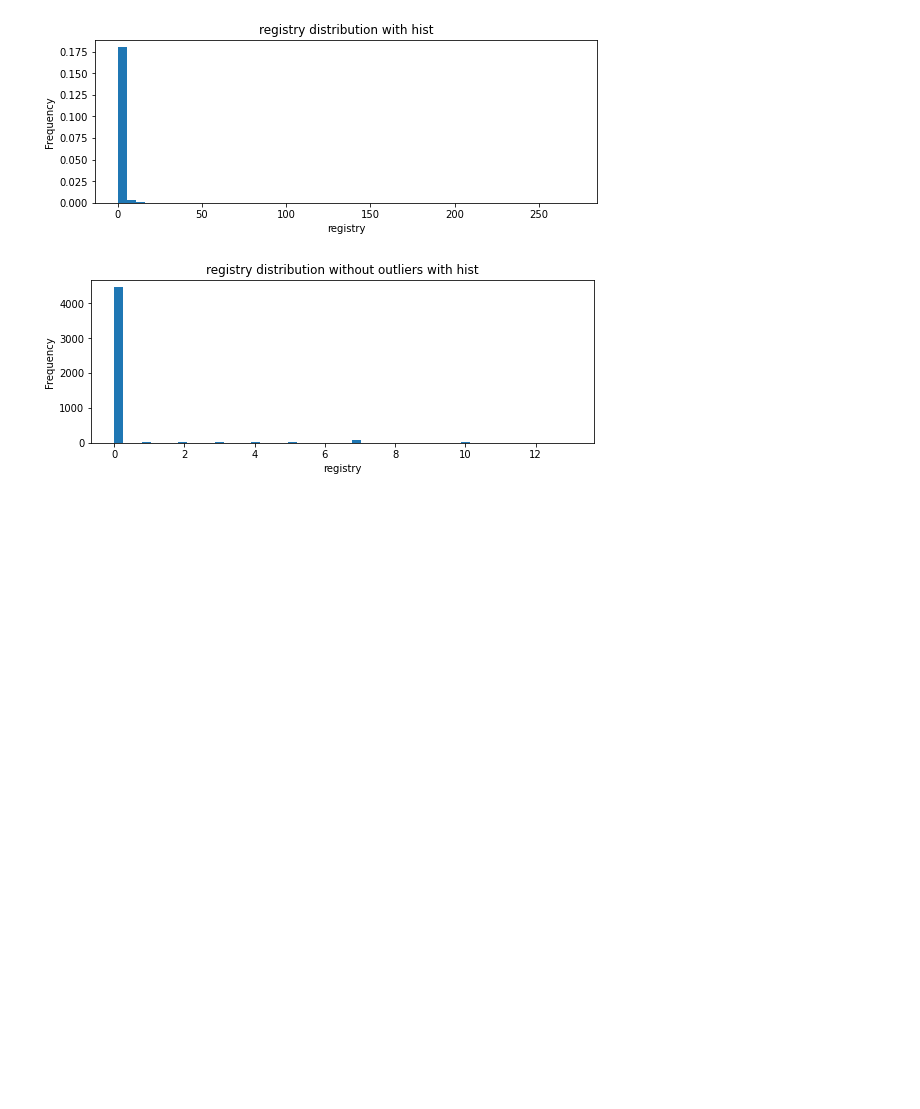
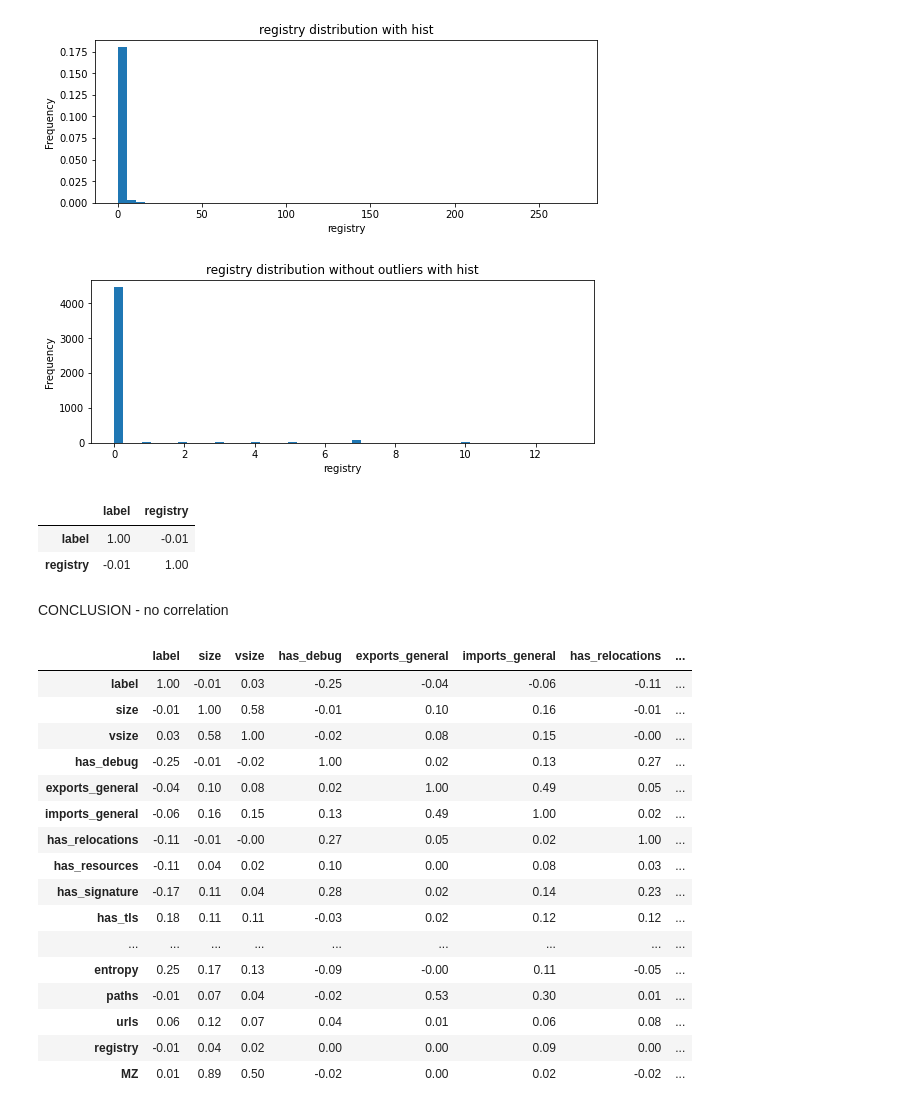
Before and after one commit to patrycjapiechowicz/cybersec, a Jupyter notebook: notebooks/EDA - general, label, string data.ipynb, the cells around one changed output. Saved outputs shown, nothing was run; the diff lists cells and outputs as text; code cells hidden in the pictures; blank space fills up the shorter version.

Commit message:
add correlation

```diff
--- a/notebooks/EDA - general, label, string data.ipynb
+++ b/notebooks/EDA - general, label, string data.ipynb
@@ -1196,3 +1386,31 @@ plot_hist_without_outliers('registry',50)
 # %% [output]
 [figure]
 [figure]
+# %%
+data_all_labeled[['label', 'registry']].corr()
+# %% [output]
+|  | label | registry |
+| label | 1.00 | -0.01 |
+| registry | -0.01 | 1.00 |
+# %% [markdown]
+CONCLUSION - no correlation
+# %%
+data_all_labeled.corr()
+# %% [output]
+|  | label | size | vsize | has_debug | exports_general | imports_general | has_relocations | ... |
+| label | 1.00 | -0.01 | 0.03 | -0.25 | -0.04 | -0.06 | -0.11 | ... |
+| size | -0.01 | 1.00 | 0.58 | -0.01 | 0.10 | 0.16 | -0.01 | ... |
+| vsize | 0.03 | 0.58 | 1.00 | -0.02 | 0.08 | 0.15 | -0.00 | ... |
+| has_debug | -0.25 | -0.01 | -0.02 | 1.00 | 0.02 | 0.13 | 0.27 | ... |
+| exports_general | -0.04 | 0.10 | 0.08 | 0.02 | 1.00 | 0.49 | 0.05 | ... |
+| imports_general | -0.06 | 0.16 | 0.15 | 0.13 | 0.49 | 1.00 | 0.02 | ... |
+| has_relocations | -0.11 | -0.01 | -0.00 | 0.27 | 0.05 | 0.02 | 1.00 | ... |
+| has_resources | -0.11 | 0.04 | 0.02 | 0.10 | 0.00 | 0.08 | 0.03 | ... |
+| has_signature | -0.17 | 0.11 | 0.04 | 0.28 | 0.02 | 0.14 | 0.23 | ... |
+| has_tls | 0.18 | 0.11 | 0.11 | -0.03 | 0.02 | 0.12 | 0.12 | ... |
+| ... | ... | ... | ... | ... | ... | ... | ... | ... |
+| entropy | 0.25 | 0.17 | 0.13 | -0.09 | -0.00 | 0.11 | -0.05 | ... |
+| paths | -0.01 | 0.07 | 0.04 | -0.02 | 0.53 | 0.30 | 0.01 | ... |
+| urls | 0.06 | 0.12 | 0.07 | 0.04 | 0.01 | 0.06 | 0.08 | ... |
+| registry | -0.01 | 0.04 | 0.02 | 0.00 | 0.00 | 0.09 | 0.00 | ... |
+| MZ | 0.01 | 0.89 | 0.50 | -0.02 | 0.00 | 0.02 | -0.02 | ... |
```
Also changed, not shown: parts of 75 cells of this notebook, 1 other file.
